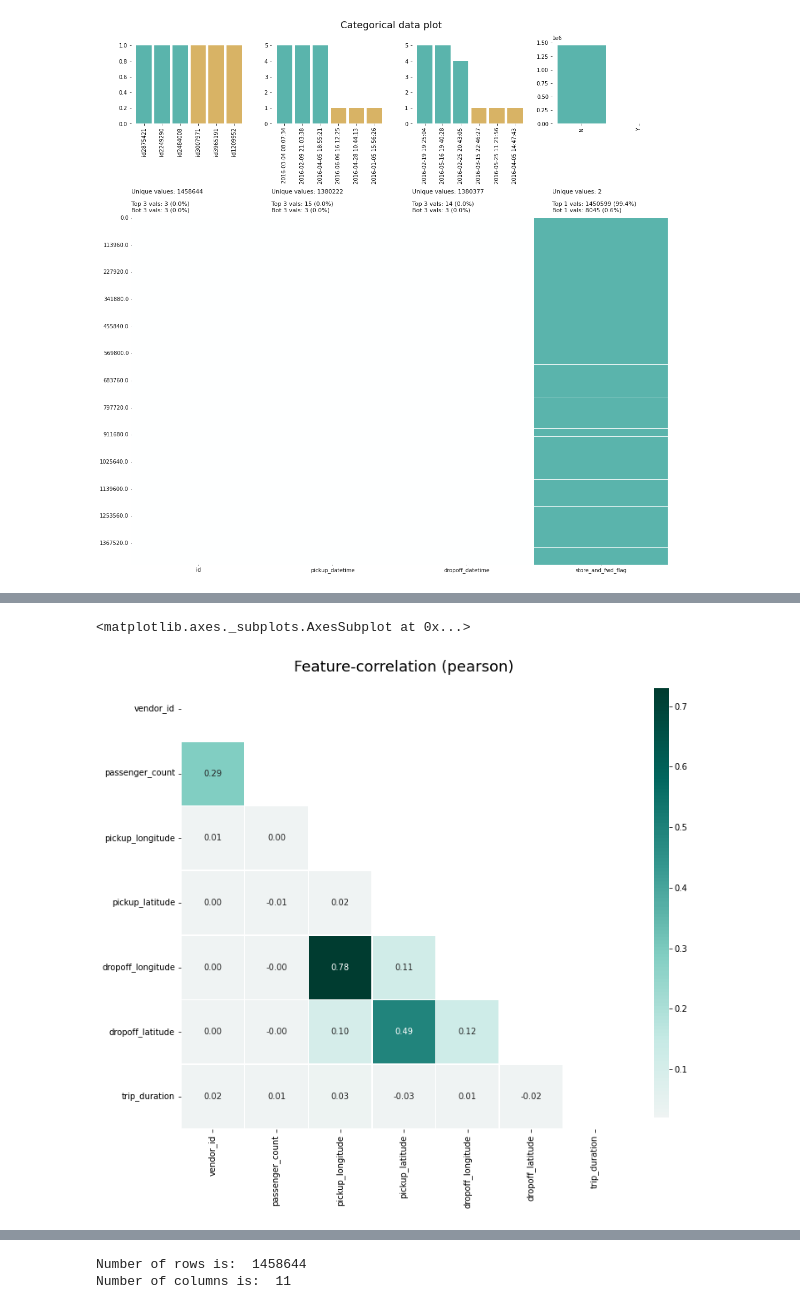
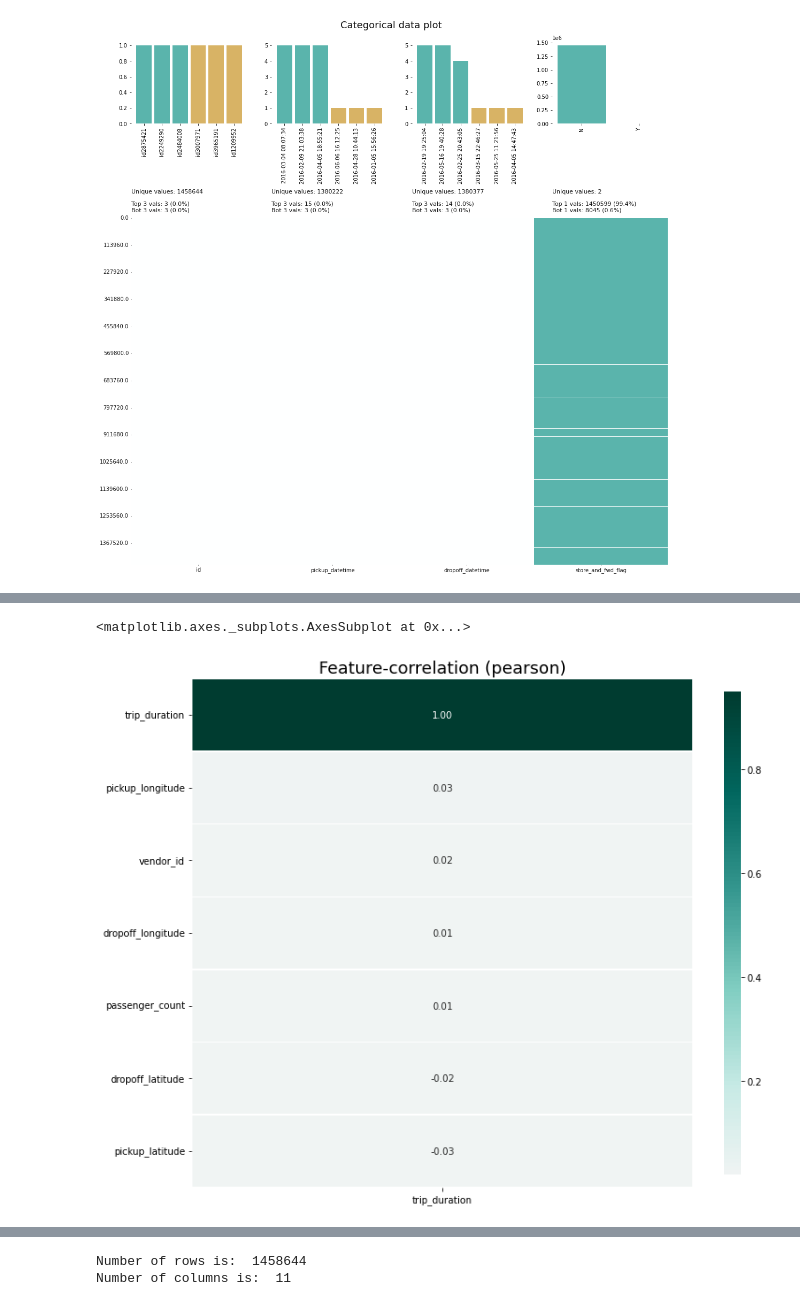
Before and after one commit to yaman9675/NYC-Taxi-Trip-Time-Prediction, a Jupyter notebook: Yaman_NYC_Taxi_Trip_Time_Prediction_Capstone_Project.ipynb, the cells around one changed output, grey strips where cells are left out. Drawn from its saved outputs; the diff is of its cells as text; code cells hidden in the pictures.

Commit message:
fourth commit on NYC Taxi Trip Time Prediction

```diff
--- a/Yaman_NYC_Taxi_Trip_Time_Prediction_Capstone_Project.ipynb
+++ b/Yaman_NYC_Taxi_Trip_Time_Prediction_Capstone_Project.ipynb
@@ -81,6 +193,6 @@ GridSpec(6, 4)
 # %%
-#correlation graph among columns
-klib.corr_plot(nyc_taxi)
+#correlation graph dependent and independent features
+klib.corr_plot(nyc_taxi, target=nyc_taxi['trip_duration'])
 # %% [output]
 <matplotlib.axes._subplots.AxesSubplot at 0x...>
-[figure, old version]
+[figure, new version]
```
Also changed, not shown: parts of 255 cells of this notebook.
